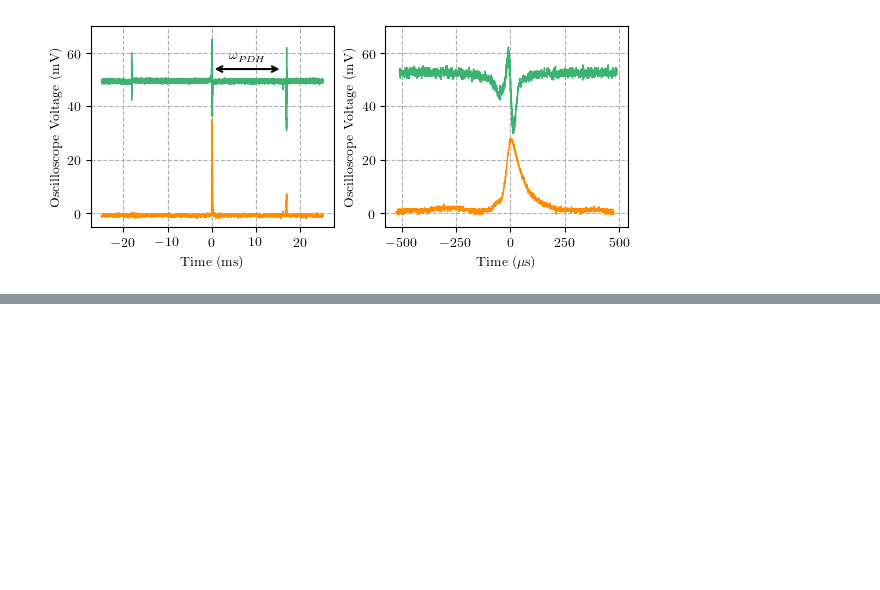
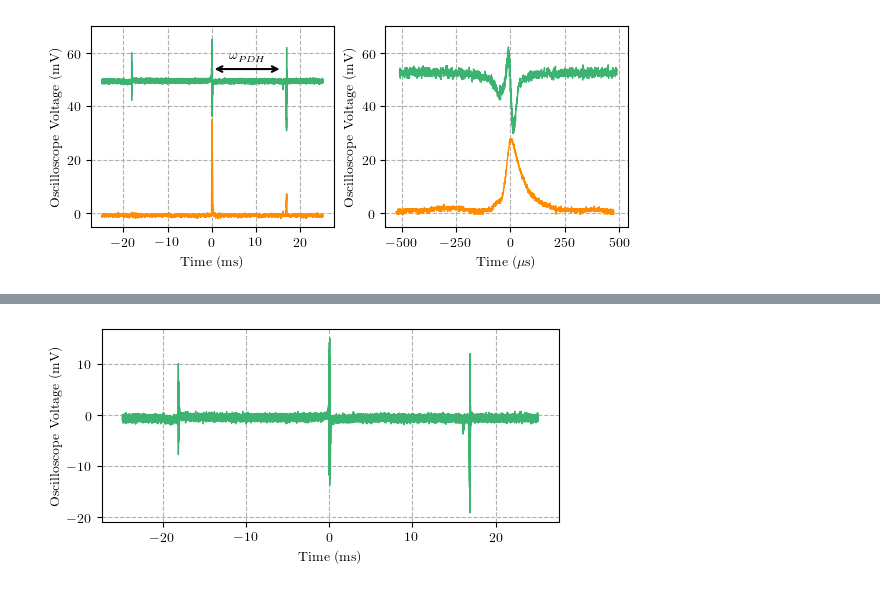
Before and after one commit to hsuchungchuan/Projects, a Jupyter notebook: 250525 PDH Allan Deviation Plots/250525 PDH Allan Deviation Plots.ipynb, the cells around one changed output, grey strips where cells are left out. Cells and saved outputs as stored; diff of their text form; code cells hidden in the pictures; blank space fills up the shorter version.

```diff
--- a/250525 PDH Allan Deviation Plots/250525 PDH Allan Deviation Plots.ipynb
+++ b/250525 PDH Allan Deviation Plots/250525 PDH Allan Deviation Plots.ipynb
@@ -157,0 +167,7 @@ plt.savefig("250604 PDHAllanDeviationCalibrationPlots.pdf", dpi=300)
+# %%
+plt.plot(scope_eight_time, scope_eight_error-50, label="Error Signal", color="mediumseagreen")
+plt.ylabel("Oscilloscope Voltage (mV)")
+plt.xlabel(r"Time (ms)")
+plt.savefig('ErrorSignalPlotWithSidebands.pdf',dpi=300)
+# %% [output]
+[figure, added]
```
Also changed, not shown: parts of 2 cells of this notebook, 9 other files.
